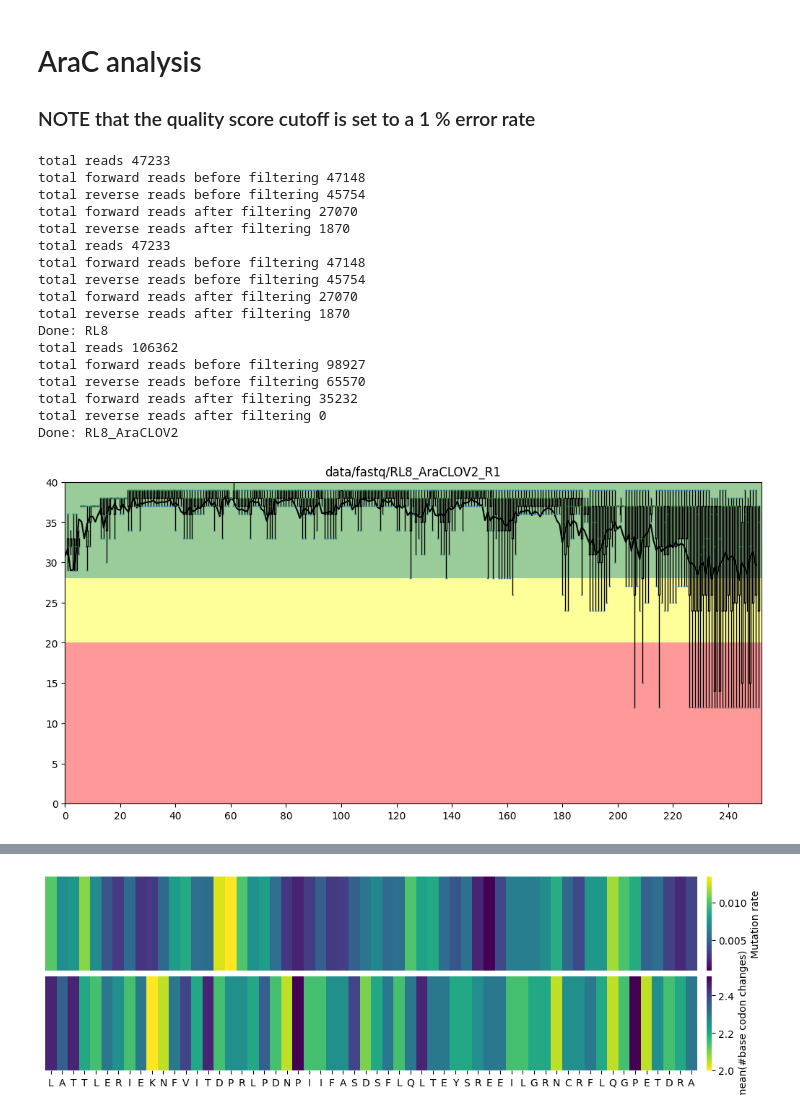
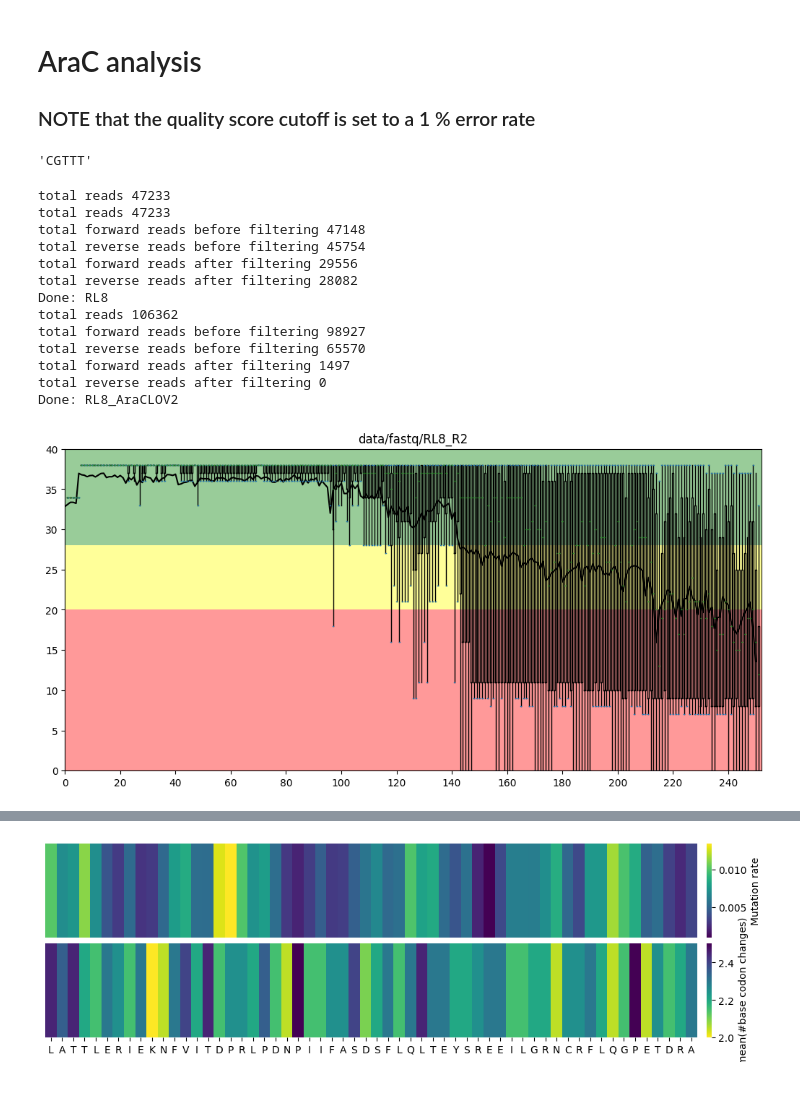
Before and after one commit to AliceHovsepyan/pogo_pance_draft, a Jupyter notebook: DMS_analysis.ipynb, the cells around one changed output, grey strips where cells are left out. Saved outputs shown, nothing was run; the diff lists cells and outputs as text; code cells hidden in the pictures.

```diff
--- a/DMS_analysis.ipynb
+++ b/DMS_analysis.ipynb
@@ -376,28 +194,32 @@ from evaluation_functions import *
+# %%
+catch_right
+# %% [output]
+'CGTTT'
 # %%
 ### set parameters
 base_dir = os.getcwd()
 variant = "RL8"
 name = "RL8"
 n_mut_treshold = 10
-FigFolder =None# f"{base_dir}/output/{name}/R1"
-use_rev_read = False
+FigFolder =None#f"{base_dir}/output/{name}/R1-R2"
+use_rev_read = True
 use_forward_read = True
 arbitrary_cutoff_a = False
 arbitrary_cutoff_b = False
-amplicon_AA =LOV#translate_dna2aa(amplicon_DNA_corrected) # translate_dna2aa(amplicon_DNA) #LOV#LOV#amplicon_AA_seq
-amplicon_DNA =LOV_gene_corrected# amplicon_DNA_corrected# amplicon_DNA_corrected #LOV_gene_corrected
+amplicon_AA =translate_dna2aa(amplicon_DNA_corrected) # translate_dna2aa(amplicon_DNA) #LOV#LOV#amplicon_AA_seq
+amplicon_DNA = amplicon_DNA_corrected# amplicon_DNA_corrected #LOV_gene_corrected
 #LOV_gene_corrected #amplicon_DNA_seq
 catch_left=catch_left
 catch_right=catch_right
 
 
 a_seq, b_seq= read_sequences(variant = variant, arbitrary_cutoff_a = arbitrary_cutoff_a, arbitrary_cutoff_b = arbitrary_cutoff_b, catch_left=catch_left, catch_right=catch_right)
-a_seq, b_seq = read_filtering(a_seq, b_seq, ref = amplicon_DNA, catch_left=catch_left, catch_right=catch_right, n_mut_treshold = n_mut_treshold)
+#a_seq, b_seq = read_filtering(a_seq, b_seq, ref = amplicon_DNA, catch_left=catch_left, catch_right=catch_right, n_mut_treshold = n_mut_treshold)
 # if not os.path.exists(FigFolder):
 #     os.makedirs(FigFolder)
 
 ## read sequences
-seq_variants = process_reads(ref_prot=amplicon_AA, ref_gene = amplicon_DNA, variants = [variant], use_rev_read=use_rev_read, use_forward_read=use_forward_read, arbitrary_cutoff_a=arbitrary_cutoff_a, arbitrary_cutoff_b=arbitrary_cutoff_b, n_mut_treshold = n_mut_treshold, filter_for_n_mut=True, catch_left= catch_left, catch_right=catch_right)
+seq_variants = process_reads(ref_prot=amplicon_AA, ref_gene = amplicon_DNA, variants = [variant], use_rev_read=use_rev_read, use_forward_read=use_forward_read, arbitrary_cutoff_a=arbitrary_cutoff_a, arbitrary_cutoff_b=arbitrary_cutoff_b, n_mut_treshold = n_mut_treshold,catch_left= catch_left, catch_right=catch_right)
 
 seq_variants["DNA"] = pd.DataFrame.from_dict(seq_variants[variant]["DNA"])
 if not use_forward_read or not use_rev_read:
@@ -409,58 +231,55 @@ seq_variants["Codons"] = pd.DataFrame.from_dict(seq_variants[variant]["Codons"])
 if not use_forward_read or not use_rev_read:
     seq_variants["Codons"] = seq_variants["Codons"].loc[:,seq_variants["Codons"].sum() > 0]
 # %% [output]
+total reads 47233
 total reads 47233
 total forward reads before filtering 47148
 total reverse reads before filtering 45754
-total forward reads after filtering 27070
-total reverse reads after filtering 1870
-total reads 47233
-total forward reads before filtering 47148
-total reverse reads before filtering 45754
-total forward reads after filtering 27070
-total reverse reads after filtering 1870
+total forward reads after filtering 29556
+total reverse reads after filtering 28082
 Done: RL8
 total reads 106362
 total forward reads before filtering 98927
 total reverse reads before filtering 65570
-total forward reads after filtering 35232
+total forward reads after filtering 1497
 total reverse reads after filtering 0
 Done: RL8_AraCLOV2
 # %%
+### the code was taken and adapted from ... ####
 fig, axs = plt.subplots(1, 1, figsize=(10, 5), layout='constrained')#plt.subplots(4, 2, figsize=(20, 20))
-filename = f"data/fastq/RL8_AraCLOV2_R1_001.fastq"
+filename = f"data/fastq/{variant}_R2_001.fastq"
 
 fastq_parser = SeqIO.parse(filename, "fastq")
 res=[]
 
 for record in fastq_parser:
     score=record.letter_annotations["phred_quality"]
     res.append(score)
 df = pd.DataFrame(res)
 l = len(df.T)+1
 
 ax = axs
 
 rect = patches.Rectangle((0,0),l,20,linewidth=0,facecolor='r',alpha=.4)
 ax.add_patch(rect)
 rect = patches.Rectangle((0,20),l,8,linewidth=0,facecolor='yellow',alpha=.4)
 ax.add_patch(rect)
 rect = patches.Rectangle((0,28),l,12,linewidth=0,facecolor='g',alpha=.4)
 ax.add_patch(rect)
 df.mean().plot(ax=ax,c='black')
 boxprops = dict(linestyle='-', linewidth=1, color='black')
 df.plot(kind='box', ax=ax, grid=False, showfliers=False,
         color=dict(boxes='black',whiskers='black')  )
 ax.set_xticks(np.arange(0, l, 20))
 ax.set_xticklabels(np.arange(0, l,20))
 
 ax.set_xlim((0,l))
 ax.set_ylim((0,40))
 ax.set_title(filename.split(".")[0][:-4])
-#plt.savefig(f"{FigFolder}/R1_quality_scores.pdf", bbox_inches="tight")
+plt.savefig(f"{FigFolder}/R2_quality_scores.pdf", bbox_inches="tight")
 plt.show()
 # %% [output]
-[figure, old version]
+[figure, new version]
 # %%
 from importlib import reload
 import plotting
```
Also changed, not shown: parts of 25 cells of this notebook, 2 other files.
